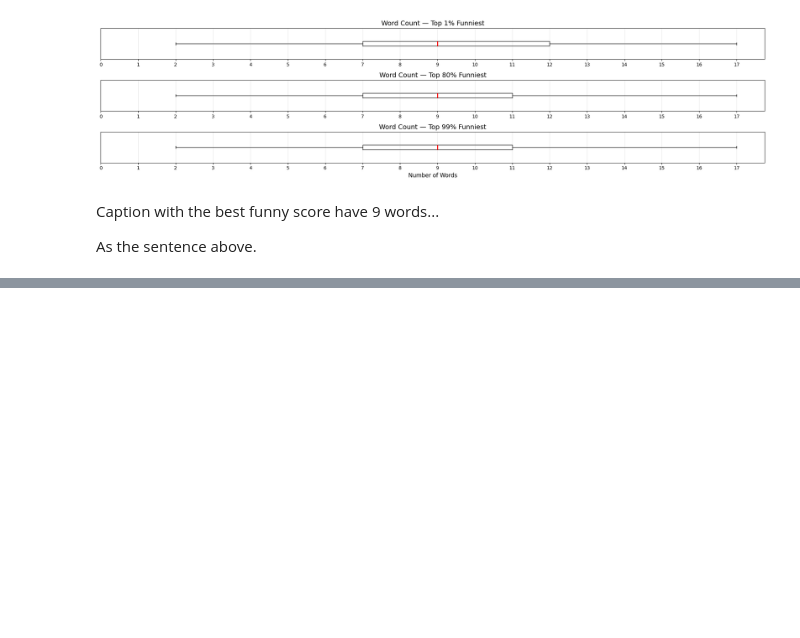
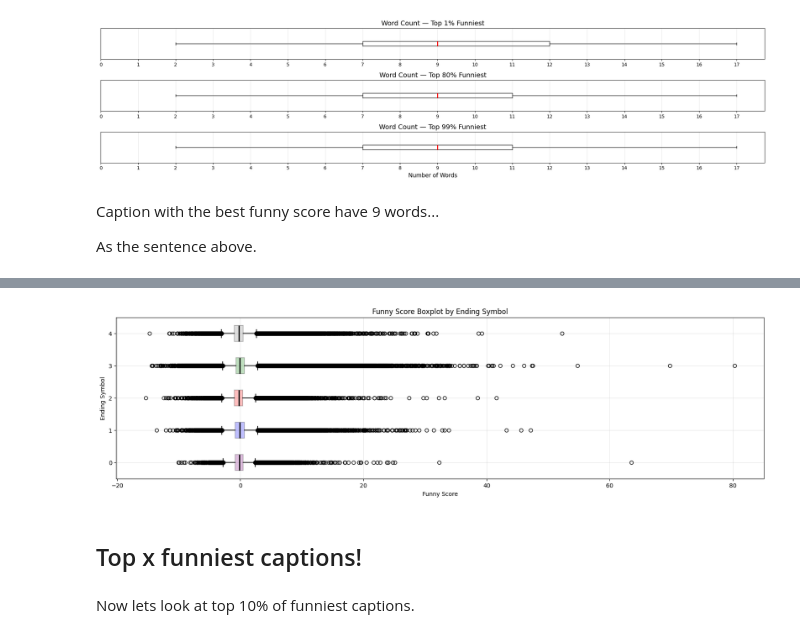
Before and after one commit to epfl-ada/ada-2025-project-adacore42, a Jupyter notebook: _Other/dom_analysis/dom_axis_1.ipynb, the cells around one changed output, grey strips where cells are left out. Cells and saved outputs as stored; diff of their text form; code cells hidden in the pictures; blank space fills up the shorter version.

```diff
--- a/_Other/dom_analysis/dom_axis_1.ipynb
+++ b/_Other/dom_analysis/dom_axis_1.ipynb
@@ -341,0 +497,37 @@ As the sentence above.
+# %%
+box_data = [dataAm[dataAm["ending"] == end]["funny_score"] for end in endings]
+
+plt.figure(figsize=(20, 5))
+
+bp = plt.boxplot(
+    box_data,
+    vert=False,
+    positions=range(len(endings)),
+    patch_artist=True,
+    medianprops=dict(color="black", linewidth=2),
+    boxprops=dict(linewidth=1.3),
+    whiskerprops=dict(linewidth=1.3),
+    capprops=dict(linewidth=1.3),
+)
+
+# Match each box color to histogram colors
+for patch, col in zip(bp["boxes"], colors):
+    patch.set_facecolor(col)
+    patch.set_alpha(0.25)
+
+plt.yticks(range(len(endings)))
+
+
+plt.xlabel("Funny Score")
+plt.ylabel("Ending Symbol")
+plt.title("Funny Score Boxplot by Ending Symbol")
+plt.grid(alpha=0.3)
+
+
+plt.show()
+# %% [output]
+[figure, added]
+# %% [markdown]
+## Top x funniest captions!
+# %% [markdown]
+Now lets look at top 10% of funniest captions.
```
Also changed, not shown: parts of 17 cells of this notebook, 5 other files.
